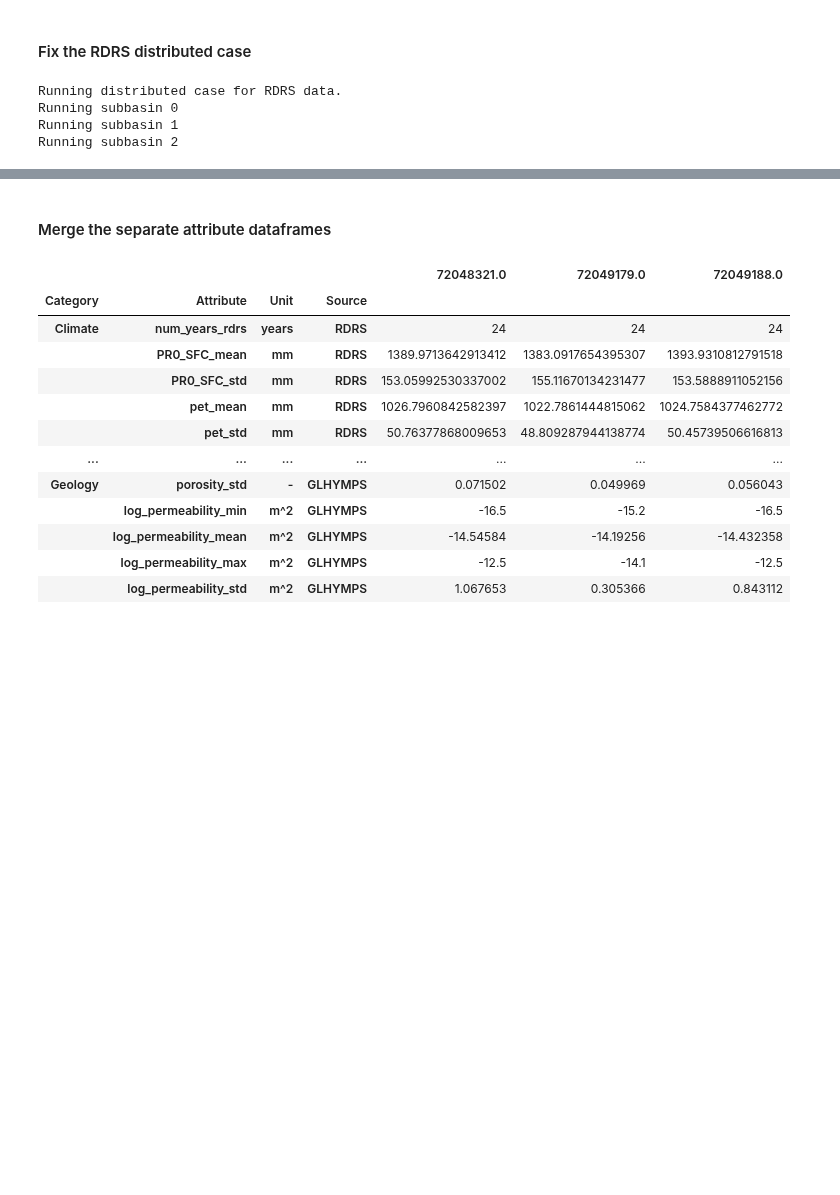
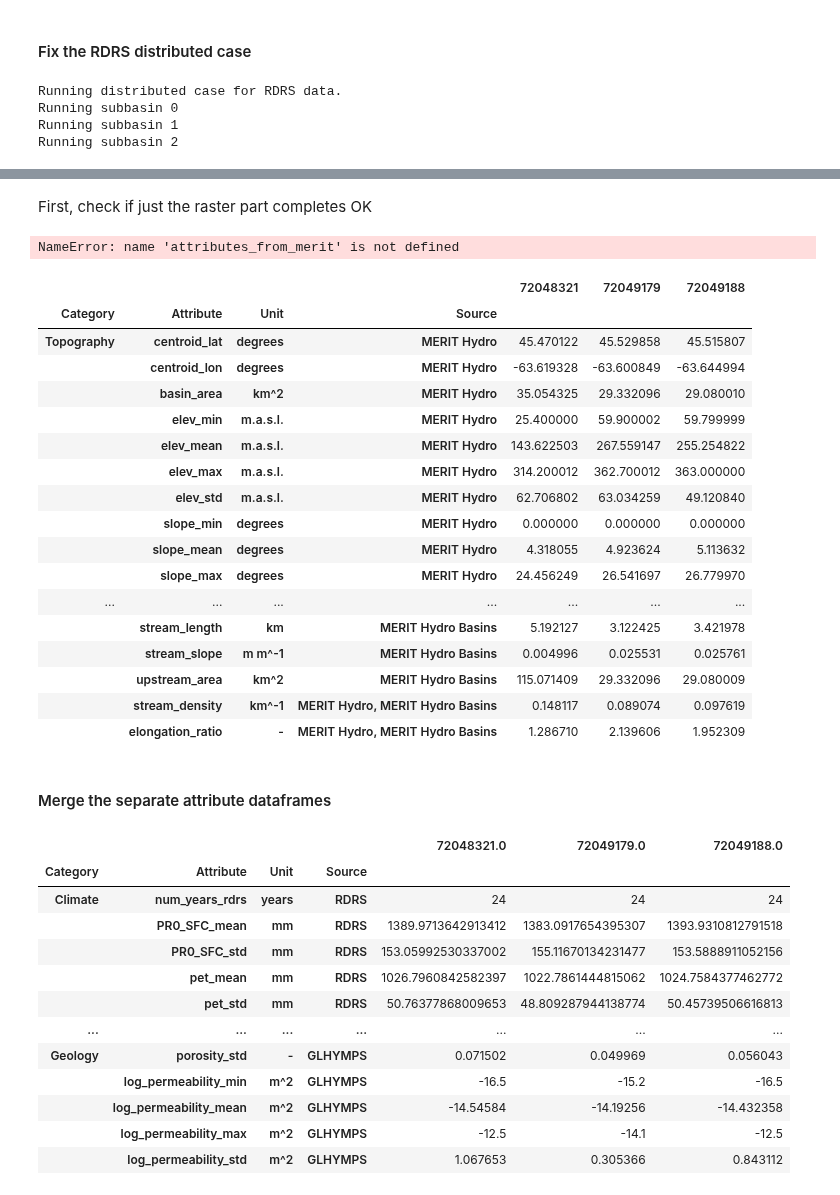
Before and after one commit to CH-Earth/camels_spat, a Jupyter notebook: 9_attributes/3_calculate_attributes_per_subbasin.ipynb, the cells around one changed output, grey strips where cells are left out. Saved outputs shown, nothing was run; the diff lists cells and outputs as text; code cells hidden in the pictures; blank space fills up the shorter version.

```diff
--- a/9_attributes/3_calculate_attributes_per_subbasin.ipynb
+++ b/9_attributes/3_calculate_attributes_per_subbasin.ipynb
@@ -71,7 +72,7 @@ data_subfolders = ['rdrs', 'worldclim', 'lai', 'forest_height', 'glclu2019', 'mo
 ### DEV
 # %%
 # Set up a relatively simple test case (not too big)
-ix = 46
+ix = 9
 row = cs_meta.iloc[ix]
 print(f"{row['Country']}_{row['Station_id']}")
 # %% [output]
@@ -954,0 +1150,2 @@ def calculate_rdrs_stats_from_ds(ds,l_values,l_index):
+# %% [markdown]
+First, check if just the raster part completes OK
@@ -954,0 +1157,29 @@ def calculate_rdrs_stats_from_ds(ds,l_values,l_index):
+# %%
+# -- lumped case for trial
+l_values = []
+l_index = []
+basin = 'CAN_01DJ005'
+shp_str = str(shp_lump_path)
+riv_str = str(riv)
+
+l_values_geo, l_index_geo,_ = attributes_from_merit(geo_folder, 'merit',
+                                                  shp_str, riv_str, row,
+                                                  l_values, l_index, equal_area_crs=ea_crs)
+
+# Test with a fake second station
+l_gauges = [basin,'dummy']
+
+# Make the dataframe
+input_dict = dict(zip(l_gauges, [l_values,l_values]))
+df = pd.DataFrame(input_dict)
+
+# Set the index
+multi_index = pd.MultiIndex.from_tuples(l_index, names=['Category', 'Attribute', 'Unit', 'Source'])
+df.index = multi_index
+
+# Drop the fake extra column
+df = df.drop(columns=['dummy'], axis=1)
+
+df
+# %% [output]
+NameError: name 'attributes_from_merit' is not defined
@@ -954,0 +1200,25 @@ def calculate_rdrs_stats_from_ds(ds,l_values,l_index):
+# %%
+# create the geospatial attribute dataframe
+att_df_geo = pd.DataFrame(data = l_values_geo, index = l_comids_geo).transpose()
+multi_index = pd.MultiIndex.from_tuples(l_index_geo, names=['Category', 'Attribute', 'Unit', 'Source'])
+att_df_geo.index = multi_index
+att_df_geo
+# %% [output]
+|  |  |  |  | 72048321 | 72049179 | 72049188 |
+| Category | Attribute | Unit | Source |  |  |  |
+| Topography | centroid_lat | degrees | MERIT Hydro | 45.470122 | 45.529858 | 45.515807 |
+|  | centroid_lon | degrees | MERIT Hydro | -63.619328 | -63.600849 | -63.644994 |
+|  | basin_area | km^2 | MERIT Hydro | 35.054325 | 29.332096 | 29.080010 |
+|  | elev_min | m.a.s.l. | MERIT Hydro | 25.400000 | 59.900002 | 59.799999 |
+|  | elev_mean | m.a.s.l. | MERIT Hydro | 143.622503 | 267.559147 | 255.254822 |
+|  | elev_max | m.a.s.l. | MERIT Hydro | 314.200012 | 362.700012 | 363.000000 |
+|  | elev_std | m.a.s.l. | MERIT Hydro | 62.706802 | 63.034259 | 49.120840 |
+|  | slope_min | degrees | MERIT Hydro | 0.000000 | 0.000000 | 0.000000 |
+|  | slope_mean | degrees | MERIT Hydro | 4.318055 | 4.923624 | 5.113632 |
+|  | slope_max | degrees | MERIT Hydro | 24.456249 | 26.541697 | 26.779970 |
+| ... | ... | ... | ... | ... | ... | ... |
+|  | stream_length | km | MERIT Hydro Basins | 5.192127 | 3.122425 | 3.421978 |
+|  | stream_slope | m m^-1 | MERIT Hydro Basins | 0.004996 | 0.025531 | 0.025761 |
+|  | upstream_area | km^2 | MERIT Hydro Basins | 115.071409 | 29.332096 | 29.080009 |
+|  | stream_density | km^-1 | MERIT Hydro, MERIT Hydro Basins | 0.148117 | 0.089074 | 0.097619 |
+|  | elongation_ratio | - | MERIT Hydro, MERIT Hydro Basins | 1.286710 | 2.139606 | 1.952309 |
```
Also changed, not shown: parts of 26 cells of this notebook, 5 other files.
